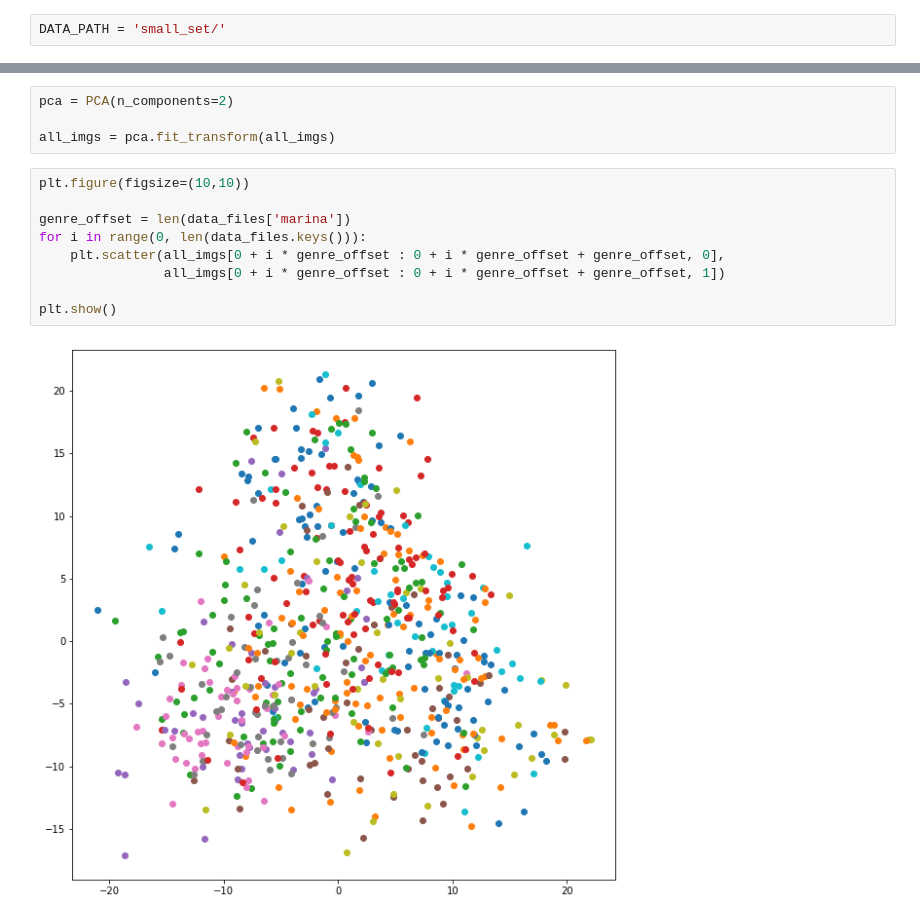
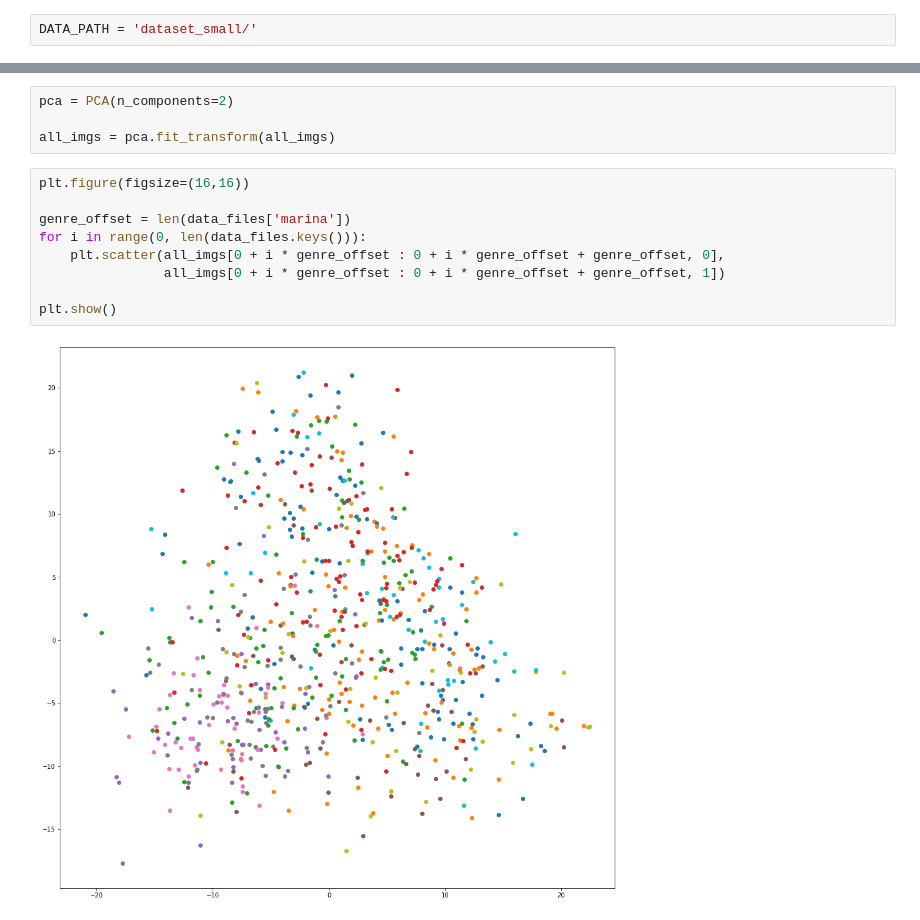
Before and after one commit to wojciechsadlik/WWZD-Paintings, a Jupyter notebook: test2.ipynb, the cells around one changed output, grey strips where cells are left out. Saved outputs shown, nothing was run; the diff lists cells and outputs as text.

Commit message:
cleared some imports, bigger plot

```diff
--- a/test2.ipynb
+++ b/test2.ipynb
@@ -17,5 +12,5 @@ import pickle
 # %%
-DATA_PATH = 'small_set/'
+DATA_PATH = 'dataset_small/'
 # %%
 data_files = {
     'abstract': [],
@@ -107,13 +102,13 @@ pca = PCA(n_components=2)
 
 all_imgs = pca.fit_transform(all_imgs)
 # %%
-plt.figure(figsize=(10,10))
+plt.figure(figsize=(16,16))
 
 genre_offset = len(data_files['marina'])
 for i in range(0, len(data_files.keys())):
     plt.scatter(all_imgs[0 + i * genre_offset : 0 + i * genre_offset + genre_offset, 0],
                 all_imgs[0 + i * genre_offset : 0 + i * genre_offset + genre_offset, 1])
 
 plt.show()
 # %% [output]
-[figure, old version]
+[figure, new version]
```
Also changed, not shown: parts of 1 cell of this notebook, 1 other file.
